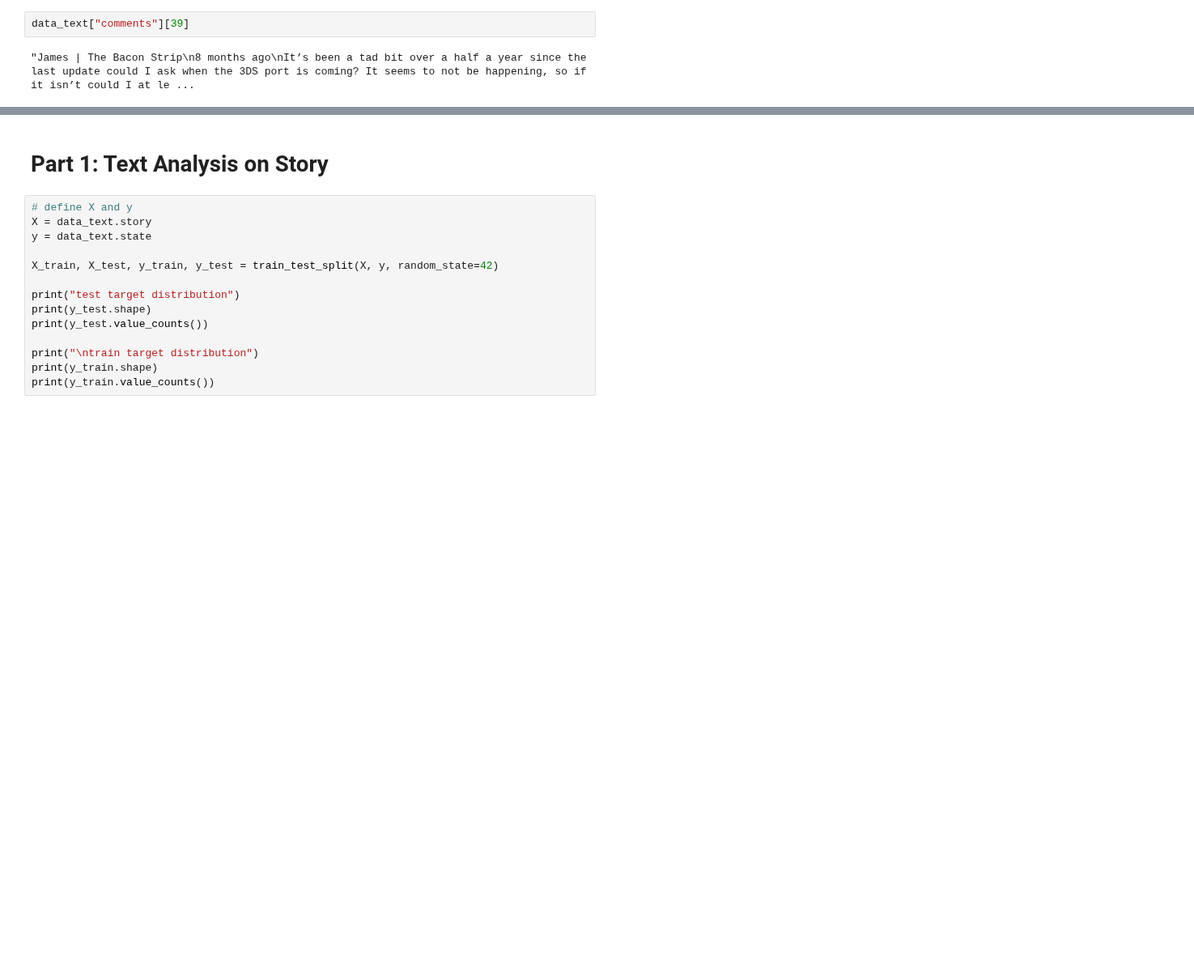
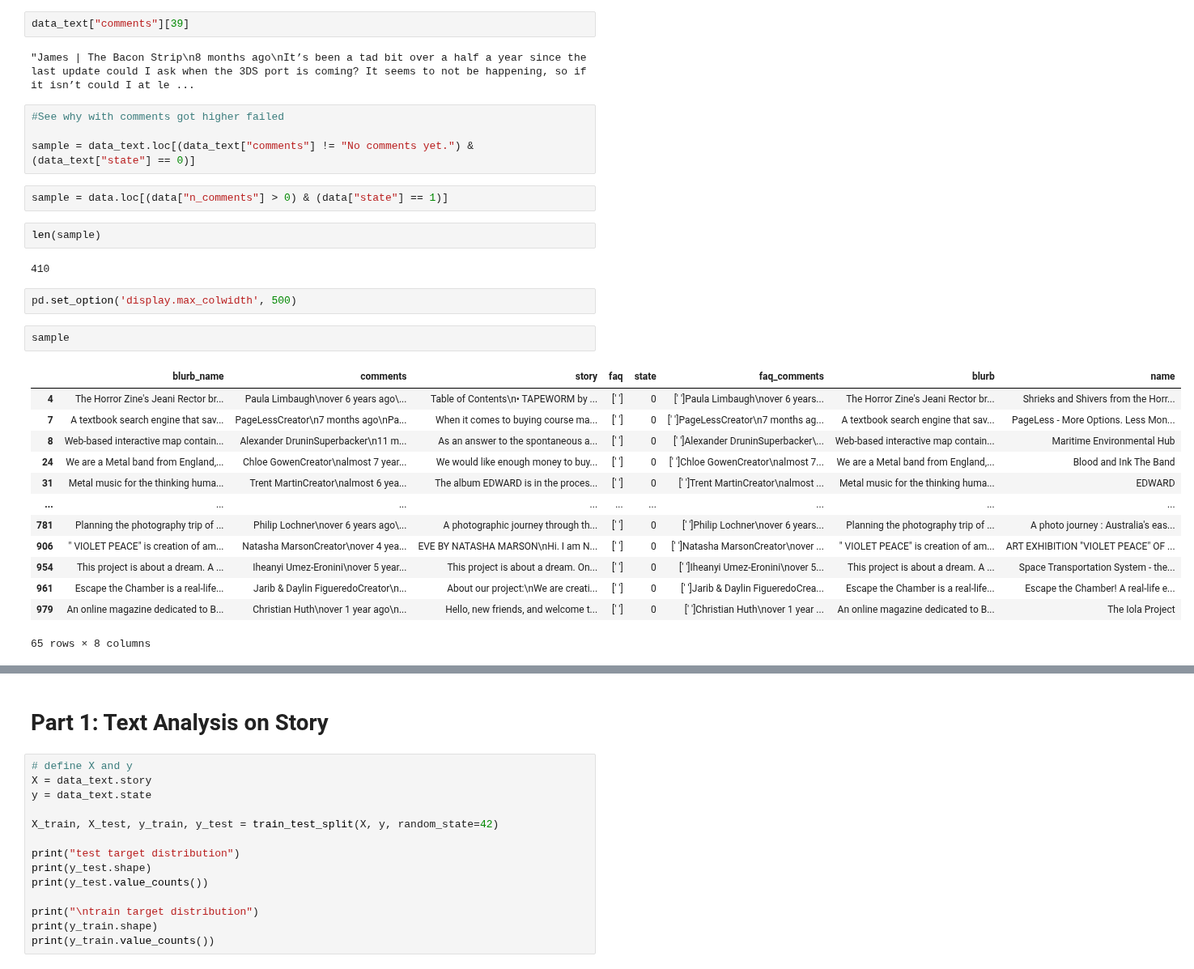
Before and after one commit to chuabern/BT4222_GrpProject, a Jupyter notebook: Text&Sentiment.ipynb, the cells around one changed output, grey strips where cells are left out. Shown at 81% size. Cells and saved outputs as stored; diff of their text form; blank space fills up the shorter version.

```diff
--- a/Text&Sentiment.ipynb
+++ b/Text&Sentiment.ipynb
@@ -105,3 +106,31 @@ data_text["story"][39]
 data_text["comments"][39]
 # %% [output]
 "James | The Bacon Strip\n8 months ago\nIt’s been a tad bit over a half a year since the last update could I ask when the 3DS port is coming? It seems to not be happening, so if it isn’t could I at le ...
+# %%
+#See why with comments got higher failed
+
+sample = data_text.loc[(data_text["comments"] != "No comments yet.") & (data_text["state"] == 0)]
+# %%
+sample = data.loc[(data["n_comments"] > 0) & (data["state"] == 1)]
+# %%
+len(sample)
+# %% [output]
+410
+# %%
+pd.set_option('display.max_colwidth', 500)
+# %%
+sample
+# %% [output]
+|  | blurb_name | comments | story | faq | state | faq_comments | blurb | name |
+| 4 | The Horror Zine's Jeani Rector br... | Paula Limbaugh\nover 6 years ago\... | Table of Contents\n• TAPEWORM by ... | [' '] | 0 | [' ']Paula Limbaugh\nover 6 years... | The Horror Zine's Jeani Rector br... | Shrieks and Shivers from the Horr... |
+| 7 | A textbook search engine that sav... | PageLessCreator\n7 months ago\nPa... | When it comes to buying course ma... | [' '] | 0 | [' ']PageLessCreator\n7 months ag... | A textbook search engine that sav... | PageLess - More Options. Less Mon... |
+| 8 | Web-based interactive map contain... | Alexander DruninSuperbacker\n11 m... | As an answer to the spontaneous a... | [' '] | 0 | [' ']Alexander DruninSuperbacker\... | Web-based interactive map contain... | Maritime Environmental Hub |
+| 24 | We are a Metal band from England,... | Chloe GowenCreator\nalmost 7 year... | We would like enough money to buy... | [' '] | 0 | [' ']Chloe GowenCreator\nalmost 7... | We are a Metal band from England,... | Blood and Ink The Band |
+| 31 | Metal music for the thinking huma... | Trent MartinCreator\nalmost 6 yea... | The album EDWARD is in the proces... | [' '] | 0 | [' ']Trent MartinCreator\nalmost ... | Metal music for the thinking huma... | EDWARD |
+| ... | ... | ... | ... | ... | ... | ... | ... | ... |
+| 781 | Planning the photography trip of ... | Philip Lochner\nover 6 years ago\... | A photographic journey through th... | [' '] | 0 | [' ']Philip Lochner\nover 6 years... | Planning the photography trip of ... | A photo journey : Australia's eas... |
+| 906 | " VIOLET PEACE" is creation of am... | Natasha MarsonCreator\nover 4 yea... | EVE BY NATASHA MARSON\nHi. I am N... | [' '] | 0 | [' ']Natasha MarsonCreator\nover ... | " VIOLET PEACE" is creation of am... | ART EXHIBITION "VIOLET PEACE" OF ... |
+| 954 | This project is about a dream. A ... | Iheanyi Umez-Eronini\nover 5 year... | This project is about a dream. On... | [' '] | 0 | [' ']Iheanyi Umez-Eronini\nover 5... | This project is about a dream. A ... | Space Transportation System - the... |
+| 961 | Escape the Chamber is a real-life... | Jarib & Daylin FigueredoCreator\n... | About our project:\nWe are creati... | [' '] | 0 | [' ']Jarib & Daylin FigueredoCrea... | Escape the Chamber is a real-life... | Escape the Chamber! A real-life e... |
+| 979 | An online magazine dedicated to B... | Christian Huth\nover 1 year ago\n... | Hello, new friends, and welcome t... | [' '] | 0 | [' ']Christian Huth\nover 1 year ... | An online magazine dedicated to B... | The Iola Project |
+65 rows × 8 columns
```
Also changed, not shown: parts of 21 cells of this notebook.
